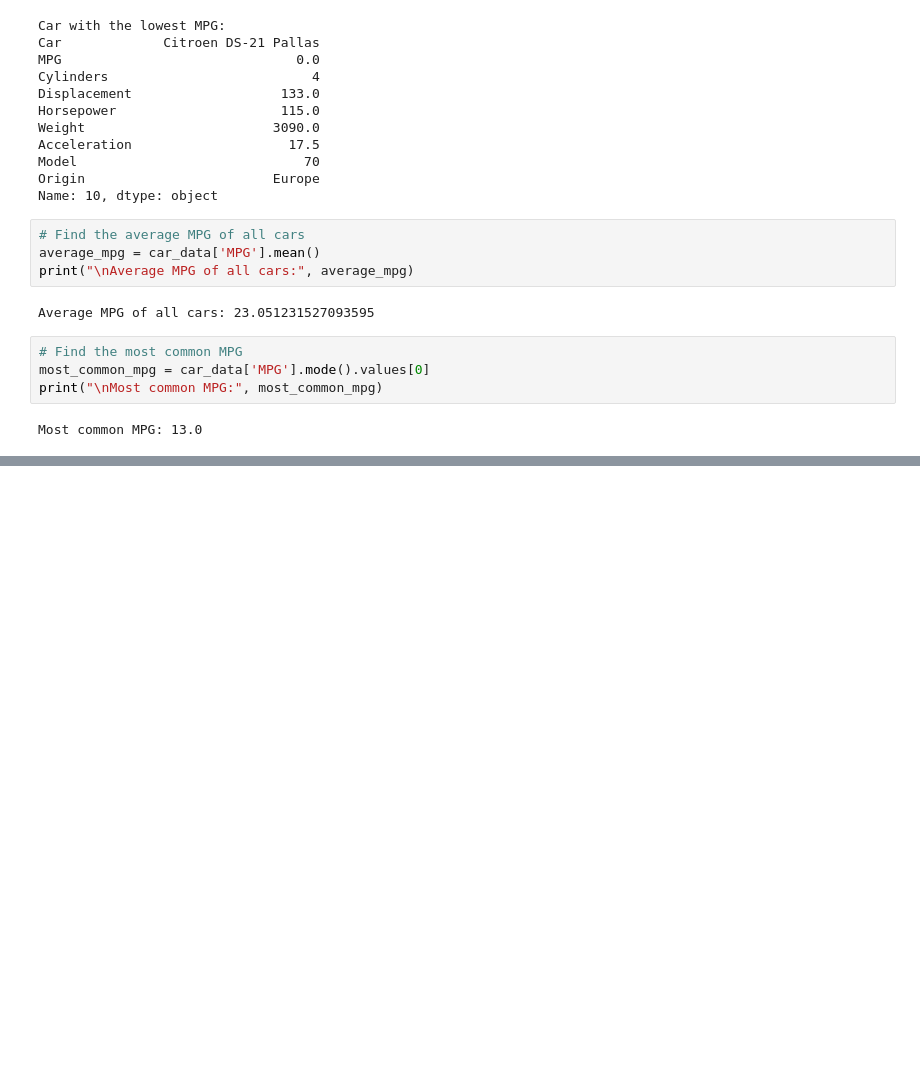
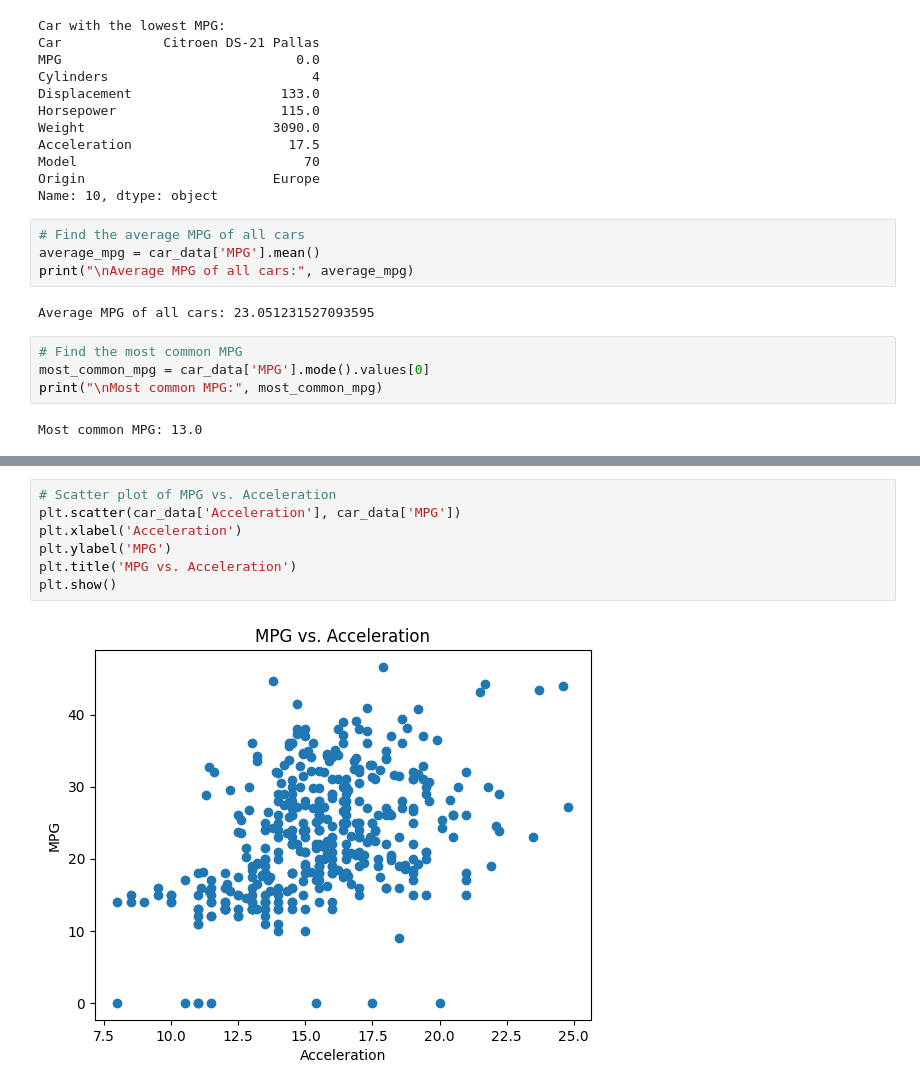
Before and after one commit to Nidhii269/MPG-Analyzerr, a Jupyter notebook: MPGAllTask.ipynb, the cells around one changed output, grey strips where cells are left out. Cells and saved outputs as stored; diff of their text form; blank space fills up the shorter version.

```diff
--- a/MPGAllTask.ipynb
+++ b/MPGAllTask.ipynb
@@ -60,0 +92,9 @@ Most common MPG: 13.0
+# %%
+# Scatter plot of MPG vs. Acceleration
+plt.scatter(car_data['Acceleration'], car_data['MPG'])
+plt.xlabel('Acceleration')
+plt.ylabel('MPG')
+plt.title('MPG vs. Acceleration')
+plt.show()
+# %% [output]
+[figure, added]
```
Also changed, not shown: parts of 2 cells of this notebook.
